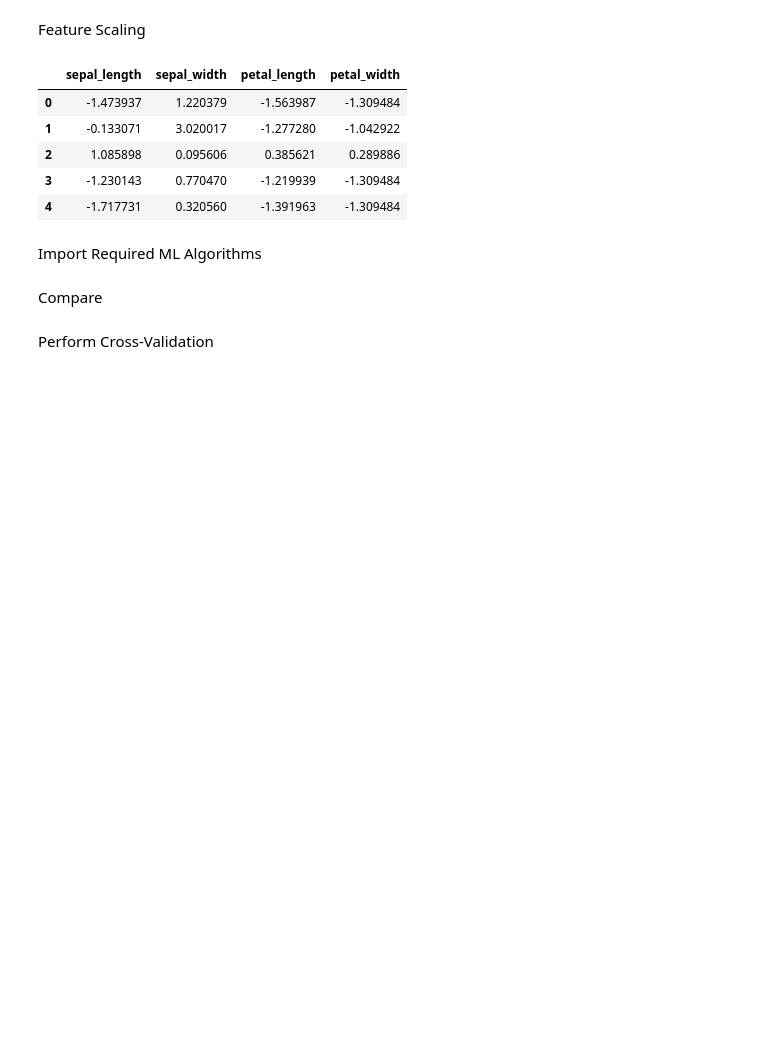
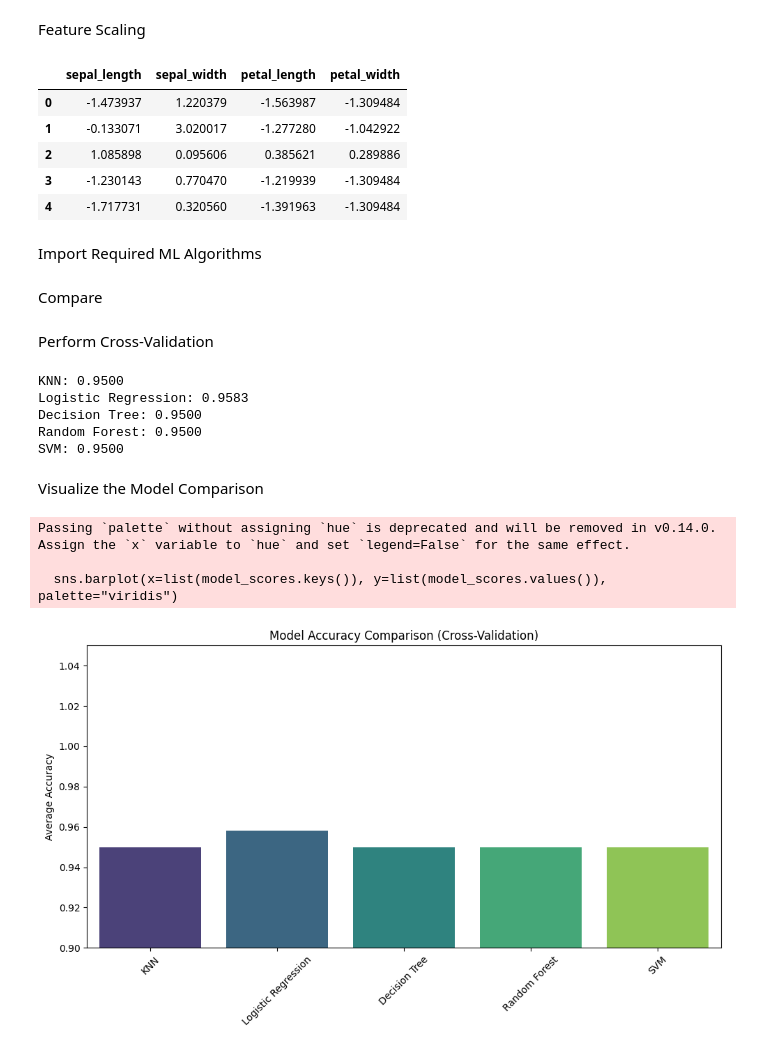
Before and after one commit to YasiKiddo/Irish, a Jupyter notebook: project/iris.ipynb, the cells around one changed output. Cells and saved outputs as stored; diff of their text form; code cells hidden in the pictures; blank space fills up the shorter version.

Commit message:
Bar Chart

```diff
--- a/project/iris.ipynb
+++ b/project/iris.ipynb
@@ -215,3 +215,32 @@ model_scores = {}
 for name, model in models.items():
     scores = cross_val_score(model, X_train_scaled, y_train, cv=5)
     model_scores[name] = scores.mean()
+# %%
+# Show the average accuracy of each model
+for name, score in model_scores.items():
+    print(f"{name}: {score:.4f}")
+# %% [output]
+KNN: 0.9500
+Logistic Regression: 0.9583
+Decision Tree: 0.9500
+Random Forest: 0.9500
+SVM: 0.9500
+# %% [markdown]
+Visualize the Model Comparison
+# %%
+import matplotlib.pyplot as plt
+import seaborn as sns
+
+plt.figure(figsize=(10, 6))
+sns.barplot(x=list(model_scores.keys()), y=list(model_scores.values()), palette="viridis")
+plt.title("Model Accuracy Comparison (Cross-Validation)")
+plt.ylabel("Average Accuracy")
+plt.ylim(0.9, 1.05)
+plt.xticks(rotation=45)
+plt.tight_layout()
+plt.show()
+# %% [output]
+Passing `palette` without assigning `hue` is deprecated and will be removed in v0.14.0. Assign the `x` variable to `hue` and set `legend=False` for the same effect.
+
+  sns.barplot(x=list(model_scores.keys()), y=list(model_scores.values()), palette="viridis")
+[figure, added]
```
